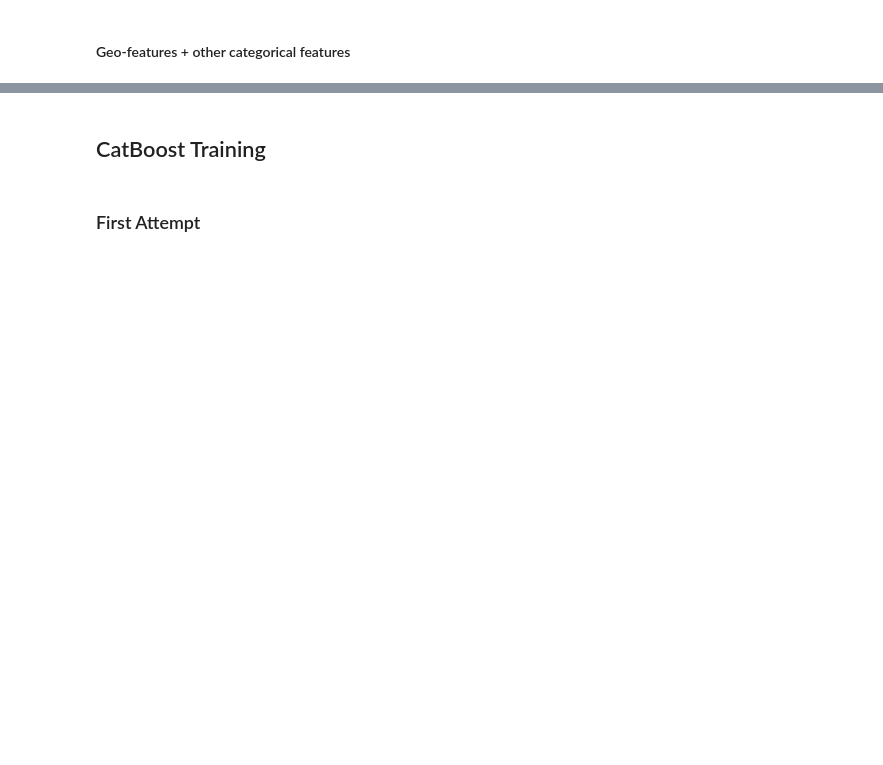
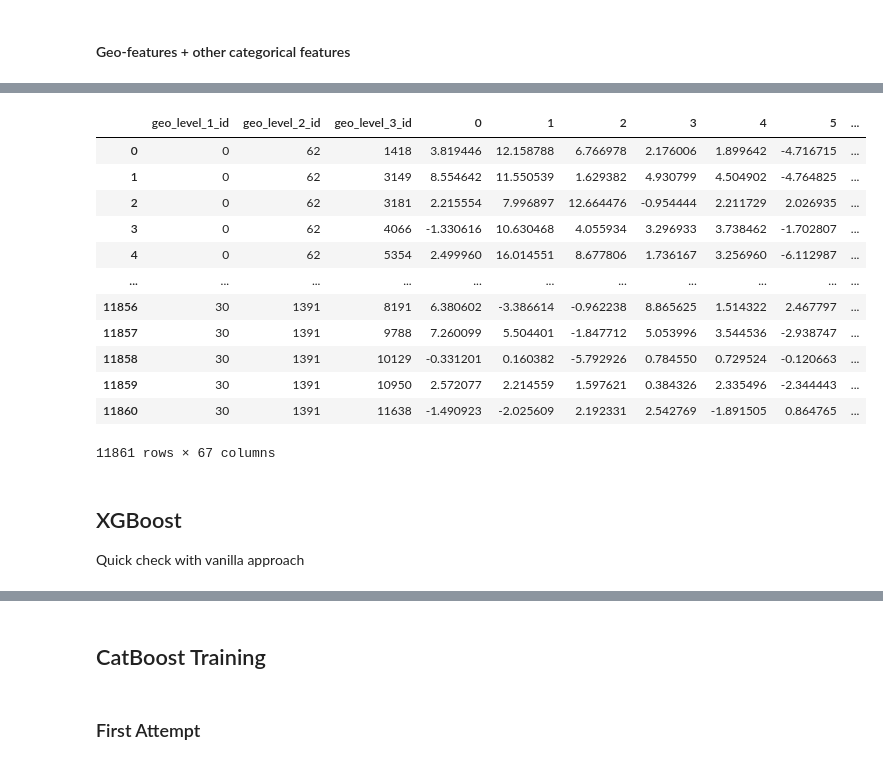
Before and after one commit to teofc111/DD_earthquake, a Jupyter notebook: DD_earthquake_2_autoencode.ipynb, the cells around one changed output, grey strips where cells are left out. Cells and saved outputs as stored; diff of their text form; code cells hidden in the pictures; blank space fills up the shorter version.

```diff
--- a/DD_earthquake_2_autoencode.ipynb
+++ b/DD_earthquake_2_autoencode.ipynb
@@ -590,0 +368,58 @@ ax.scatter(cluster_labels,latent_geo['geo_level_1_id'],alpha=0.1)
+# %%
+# Extract encoding for each location
+# Pass the input through the encoder and plot the results
+model.eval()
+z_list = []
+recon_x1_list = []
+recon_x2_list = []
+recon_x3_list = []
+
+eval_dataloader = DataLoader(dataset, batch_size=128, shuffle=False)
+counter = 0
+
+with torch.no_grad():
+    for batch in tqdm(eval_dataloader, desc='Evaluating'):
+        # counter += 1
+        # if counter > 200:
+        #     break
+        x1_batch, x2_batch, x3_batch, feat_tensor = batch
+
+        # Forward pass
+        x1_out, x2_out, x3_out, _ = model(x1_batch, x2_batch, x3_batch, feat_tensor)
+        z_batch = model.encoder(torch.cat([model.embed1(x1_batch),
+                                           model.embed2(x2_batch),
+                                           model.embed3(x3_batch),
+                                           feat_tensor],
+                                           dim=1))
+
+        # Move tensors to CPU
+        z_list.append(z_batch.cpu())
+        recon_x1_list.append(x1_out.cpu())
+        recon_x2_list.append(x2_out.cpu())
+        recon_x3_list.append(x3_out.cpu())
+
+        # Clear cache
+        torch.cuda.empty_cache()
+
+# Concatenate results
+z = torch.cat(z_list, dim=0)
+latent_geo = pd.concat([df_all.iloc[:,:3].reset_index(drop=True),pd.DataFrame(z.cpu().numpy())],axis=1)
+# %%
+latent_geo.groupby(geo_features).mean().reset_index()
+# %% [output]
+|  | geo_level_1_id | geo_level_2_id | geo_level_3_id | 0 | 1 | 2 | 3 | 4 | 5 | ... |
+| 0 | 0 | 62 | 1418 | 3.819446 | 12.158788 | 6.766978 | 2.176006 | 1.899642 | -4.716715 | ... |
+| 1 | 0 | 62 | 3149 | 8.554642 | 11.550539 | 1.629382 | 4.930799 | 4.504902 | -4.764825 | ... |
+| 2 | 0 | 62 | 3181 | 2.215554 | 7.996897 | 12.664476 | -0.954444 | 2.211729 | 2.026935 | ... |
+| 3 | 0 | 62 | 4066 | -1.330616 | 10.630468 | 4.055934 | 3.296933 | 3.738462 | -1.702807 | ... |
+| 4 | 0 | 62 | 5354 | 2.499960 | 16.014551 | 8.677806 | 1.736167 | 3.256960 | -6.112987 | ... |
+| ... | ... | ... | ... | ... | ... | ... | ... | ... | ... | ... |
+| 11856 | 30 | 1391 | 8191 | 6.380602 | -3.386614 | -0.962238 | 8.865625 | 1.514322 | 2.467797 | ... |
+| 11857 | 30 | 1391 | 9788 | 7.260099 | 5.504401 | -1.847712 | 5.053996 | 3.544536 | -2.938747 | ... |
+| 11858 | 30 | 1391 | 10129 | -0.331201 | 0.160382 | -5.792926 | 0.784550 | 0.729524 | -0.120663 | ... |
+| 11859 | 30 | 1391 | 10950 | 2.572077 | 2.214559 | 1.597621 | 0.384326 | 2.335496 | -2.344443 | ... |
+| 11860 | 30 | 1391 | 11638 | -1.490923 | -2.025609 | 2.192331 | 2.542769 | -1.891505 | 0.864765 | ... |
+11861 rows × 67 columns
+# %% [markdown]
+## XGBoost
+Quick check with vanilla approach
```
Also changed, not shown: parts of 22 cells of this notebook.
